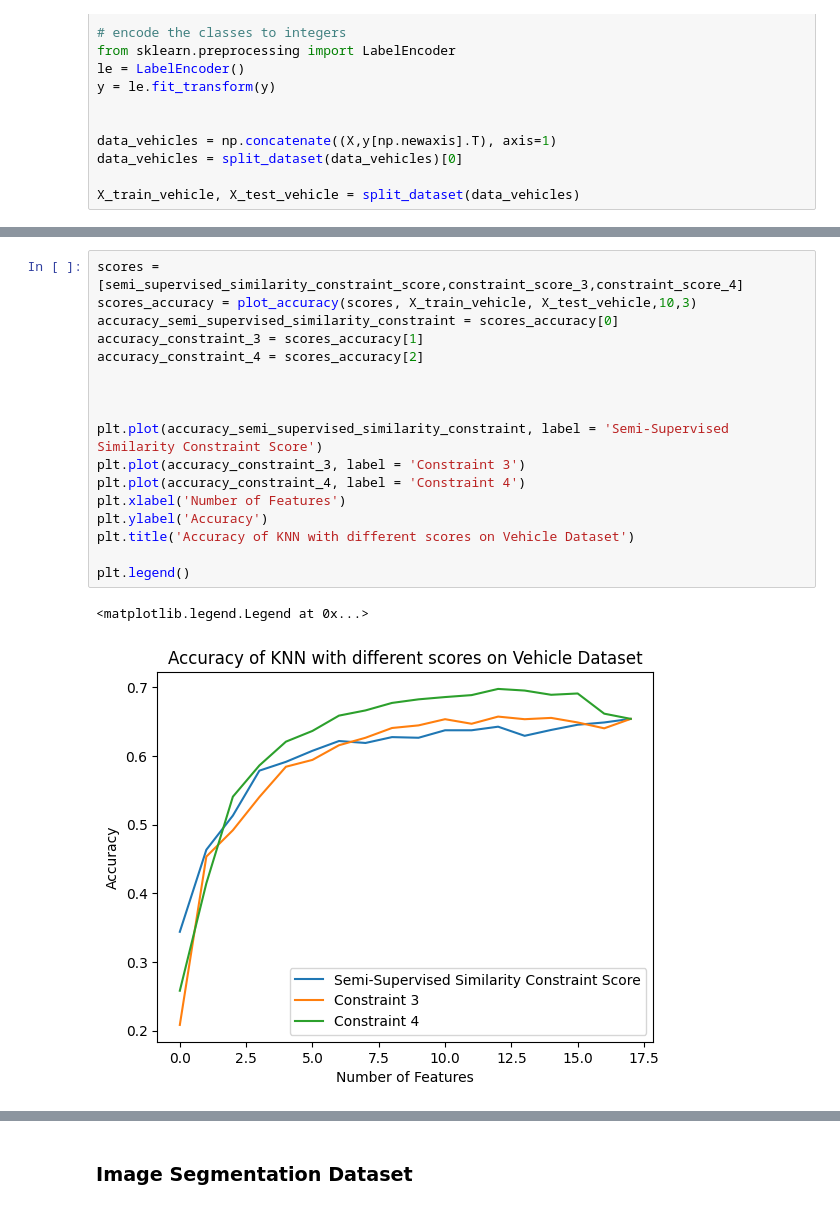
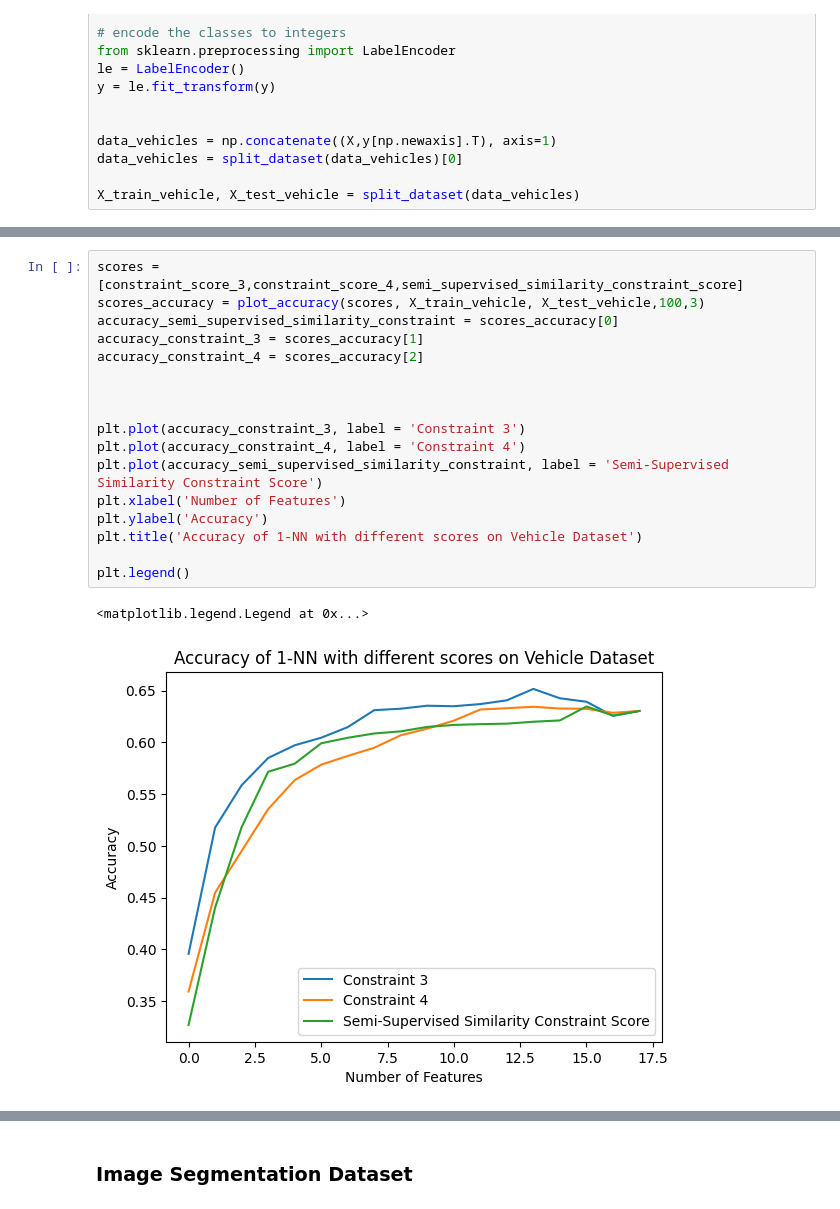
Before and after one commit to FabioGadegbeku/Similarity-Based-CS, a Jupyter notebook: sim_based_cs/notebook.ipynb, the cells around one changed output, grey strips where cells are left out. Drawn from its saved outputs; the diff is of its cells as text.

```diff
--- a/sim_based_cs/notebook.ipynb
+++ b/sim_based_cs/notebook.ipynb
@@ -184,23 +214,23 @@ AUC of Similarity Constraint Score:  0.5582675092153765
 # %%
-scores = [semi_supervised_similarity_constraint_score,constraint_score_3,constraint_score_4]
-scores_accuracy = plot_accuracy(scores, X_train_vehicle, X_test_vehicle,10,3)
+scores = [constraint_score_3,constraint_score_4,semi_supervised_similarity_constraint_score]
+scores_accuracy = plot_accuracy(scores, X_train_vehicle, X_test_vehicle,100,3)
 accuracy_semi_supervised_similarity_constraint = scores_accuracy[0]
 accuracy_constraint_3 = scores_accuracy[1]
 accuracy_constraint_4 = scores_accuracy[2]
 
 
 
-plt.plot(accuracy_semi_supervised_similarity_constraint, label = 'Semi-Supervised Similarity Constraint Score')
 plt.plot(accuracy_constraint_3, label = 'Constraint 3')
 plt.plot(accuracy_constraint_4, label = 'Constraint 4')
+plt.plot(accuracy_semi_supervised_similarity_constraint, label = 'Semi-Supervised Similarity Constraint Score')
 plt.xlabel('Number of Features')
 plt.ylabel('Accuracy')
-plt.title('Accuracy of KNN with different scores on Vehicle Dataset')
+plt.title('Accuracy of 1-NN with different scores on Vehicle Dataset')
 
 plt.legend()
 # %% [output]
 <matplotlib.legend.Legend at 0x...>
-[figure, old version]
+[figure, new version]
 # %%
 auc_constraint_3 = auc_score(accuracy_constraint_3)
 auc_constraint_4 = auc_score(accuracy_constraint_4)
```
Also changed, not shown: parts of 48 cells of this notebook, 2 other files.
